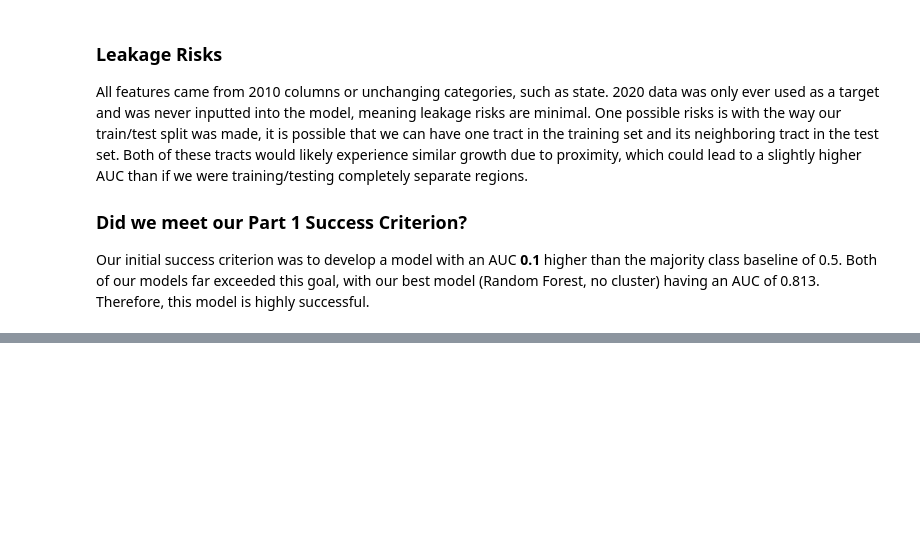
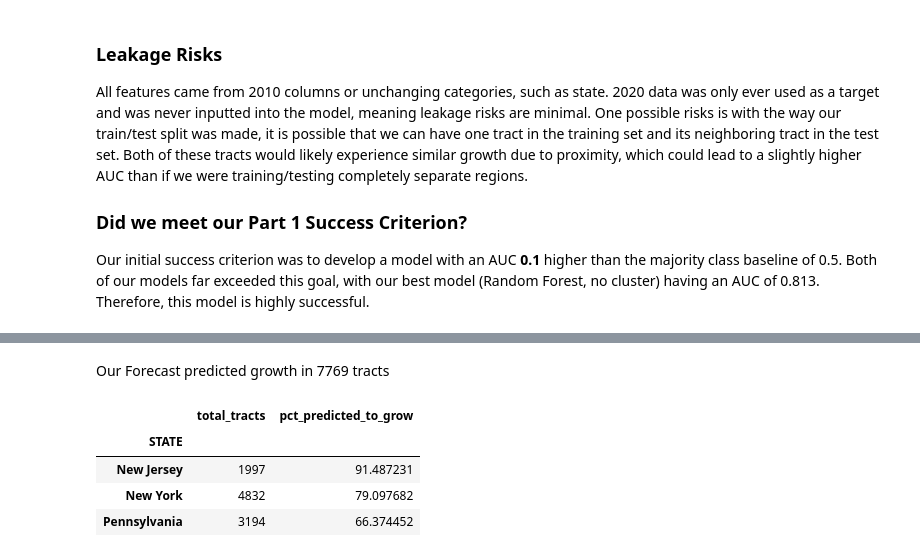
Before and after one commit to alexanderson522/INFO648, a Jupyter notebook: FinalProject/INFO648_Final_Project_AA_JK.ipynb, the cells around one changed output, grey strips where cells are left out. Cells and saved outputs as stored; diff of their text form; code cells hidden in the pictures; blank space fills up the shorter version.

```diff
--- a/FinalProject/INFO648_Final_Project_AA_JK.ipynb
+++ b/FinalProject/INFO648_Final_Project_AA_JK.ipynb
@@ -689,0 +703,18 @@ Our initial success criterion was to develop a model with an AUC **0.1** higher
+# %%
+#same per-tract rate features as before, now for 2020
+forecast['total_housing_units_2020'] = forecast['housing_occupied_2020'] + forecast['housing_vacant_2020']
+forecast['pct_vacant'] = forecast['housing_vacant_2020'] / forecast['total_housing_units_2020'] * 100
+forecast['pct_owner_occ'] = forecast['housing_owner_occ_2020'] / forecast['housing_occupied_2020'] * 100
+forecast['pct_renter_occ'] = forecast['housing_renter_occ_2020'] / forecast['housing_occupied_2020'] * 100
+
+forecast['pct_under18'] = (forecast['age_under5_2020'] + forecast['age_5to9_2020'] + forecast['age_10to14_2020'] + forecast['age_15to17_2020']) / forecast['pop_total_2020'] * 100
+forecast['pct_18to34'] = (forecast['age_18to19_2020'] + forecast['age_20_2020'] + forecast['age_21_2020'] + forecast['age_22to24_2020'] + forecast['age_25to29_2020'] + forecast['age_30to34_2020']) / forecast['pop_total_2020'] * 100
+forecast['pct_35to64'] = (forecast['age_35to39_2020'] + forecast['age_40to44_2020'] + forecast['age_45to49_2020'] + forecast['age_50to54_2020'] + forecast['age_55to59_2020'] + forecast['age_60to61_2020'] + forecast['age_62to64_2020']) / forecast['pop_total_2020'] * 100
+forecast['pct_65plus'] = (forecast['age_65to69_2020'] + forecast['age_70to74_2020'] + forecast['age_75to79_2020'] + forecast['age_80to84_2020'] + forecast['age_85plus_2020']) / forecast['pop_total_2020'] * 100
+
+forecast['pct_nhwhite'] = forecast['race_nhwhite_2020'] / forecast['pop_total_2020'] * 100
+forecast['pct_nhblack'] = forecast['race_nhblack_2020'] / forecast['pop_total_2020'] * 100
+forecast['pct_nhapi'] = forecast['race_nhapi_2020'] / forecast['pop_total_2020'] * 100
+forecast['pct_hispanic'] = (forecast['race_hispwhite_2020'] + forecast['race_hispblack_2020'] + forecast['race_hispaian_2020'] + forecast['race_hispapi_2020'] + forecast['race_hispother_2020'] + forecast['race_hisptwo_2020']) / forecast['pop_total_2020'] * 100
+
+forecast['density_2010'] = forecast['density_perkm2']#keep this as the same name as the non-forecast feature
@@ -689,0 +746,16 @@ Our initial success criterion was to develop a model with an AUC **0.1** higher
+# %% [markdown]
+Our Forecast predicted growth in 7769 tracts
+# %%
+state_forecast = forecast.groupby('STATE').agg(
+    total_tracts=('predicted_grow_2030','count'),
+    pct_predicted_to_grow=('predicted_grow_2030','mean')
+)
+state_forecast['pct_predicted_to_grow'] = state_forecast['pct_predicted_to_grow'] * 100
+state_forecast = state_forecast.sort_values('pct_predicted_to_grow', ascending=False)
+state_forecast
+# %% [output]
+|  | total_tracts | pct_predicted_to_grow |
+| STATE |  |  |
+| New Jersey | 1997 | 91.487231 |
+| New York | 4832 | 79.097682 |
+| Pennsylvania | 3194 | 66.374452 |
```
Also changed, not shown: parts of 11 cells of this notebook.
